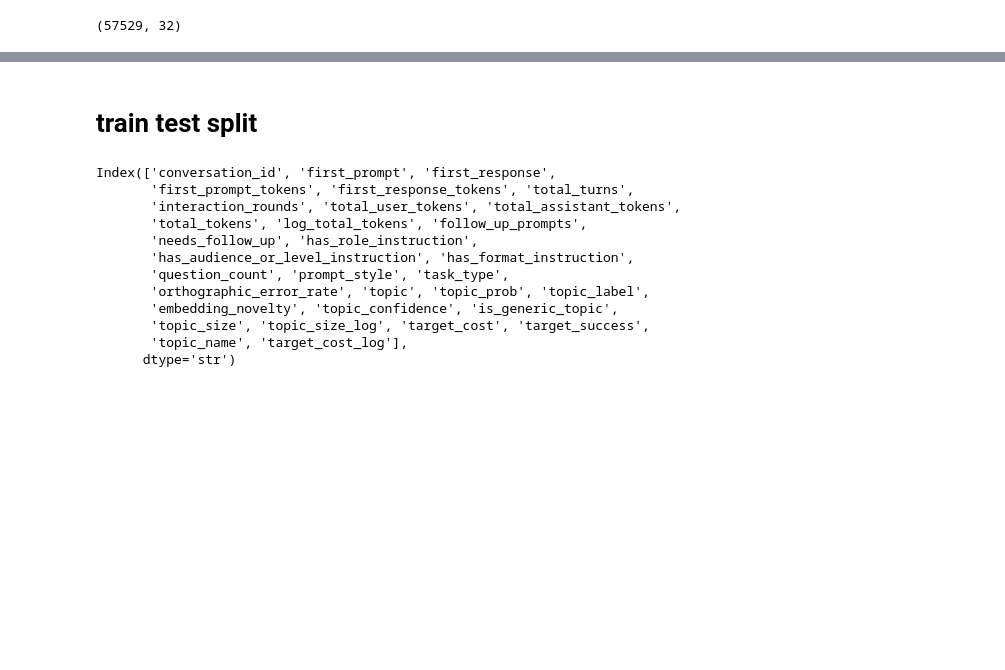
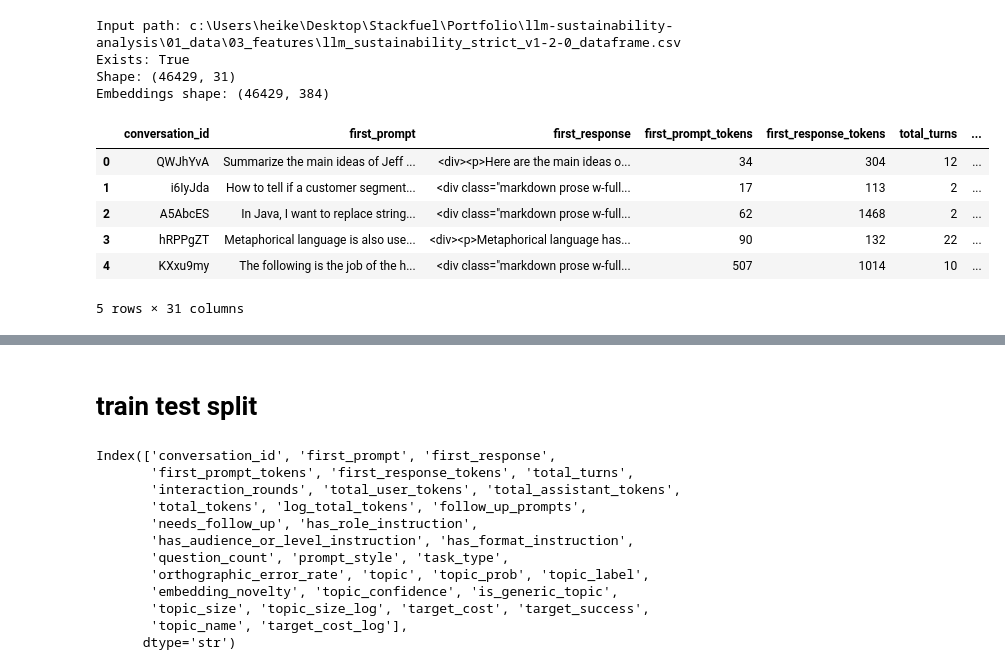
Before and after one commit to Thoericht/llm-sustainability-analysis, a Jupyter notebook: 02_notebooks/04_efficiency_modelling.ipynb, the cells around one changed output, grey strips where cells are left out. Cells and saved outputs as stored; diff of their text form; code cells hidden in the pictures; blank space fills up the shorter version.

```diff
--- a/02_notebooks/04_efficiency_modelling.ipynb
+++ b/02_notebooks/04_efficiency_modelling.ipynb
@@ -52,16 +64,47 @@ pd.set_option('display.float_format', '{:.2f}'.format)
-# %%
-# load data
-
-df = pd.read_csv(
-    "C:/Users/heike/Desktop/Stackfuel/Portfolio/llm-sustainability-analysis/01_data/03_features/conversation_features_target.csv"
-)
-
-print(df.shape)
-
-embeddings_all = np.load(
-    "C:/Users/heike/Desktop/Stackfuel/Portfolio/llm-sustainability-analysis/01_data/03_features/embeddings.npy")
-# %% [output]
-(57529, 32)
+# %%
+# ----------------------------
+# IO HELPERS
+# ----------------------------
+
+def load_csv(INPUT_PATH):
+    with Path(INPUT_PATH).open("r", encoding="utf-8") as file:
+        return pd.read_csv(file)
+
+def load_emb(EMBEDDINGS_PATH):
+    with Path(EMBEDDINGS_PATH).open("rb") as file:
+        return np.load(file)
+
+def save_csv(df, OUTPUT_PATH):
+    path = Path(OUTPUT_PATH)
+    path.parent.mkdir(parents=True, exist_ok=True)
+    df.to_csv(path, index=False)
+# %%
+# ----------------------------
+# LOAD DATA
+# ----------------------------
+
+embeddings = load_emb(EMBEDDINGS_PATH)
+
+df = load_csv(INPUT_PATH)
+
+print("Input path:", INPUT_PATH)
+print("Exists:", INPUT_PATH.exists())
+print("Shape:", df.shape)
+print("Embeddings shape:", embeddings.shape)
+
+df.head()
+# %% [output]
+Input path: c:\Users\heike\Desktop\Stackfuel\Portfolio\llm-sustainability-analysis\01_data\03_features\llm_sustainability_strict_v1-2-0_dataframe.csv
+Exists: True
+Shape: (46429, 31)
+Embeddings shape: (46429, 384)
+|  | conversation_id | first_prompt | first_response | first_prompt_tokens | first_response_tokens | total_turns | ... |
+| 0 | QWJhYvA | Summarize the main ideas of Jeff ... | <div><p>Here are the main ideas o... | 34 | 304 | 12 | ... |
+| 1 | i6IyJda | How to tell if a customer segment... | <div class="markdown prose w-full... | 17 | 113 | 2 | ... |
+| 2 | A5AbcES | In Java, I want to replace string... | <div class="markdown prose w-full... | 62 | 1468 | 2 | ... |
+| 3 | hRPPgZT | Metaphorical language is also use... | <div><p>Metaphorical language has... | 90 | 132 | 22 | ... |
+| 4 | KXxu9my | The following is the job of the h... | <div class="markdown prose w-full... | 507 | 1014 | 10 | ... |
+5 rows × 31 columns
 # %%
 df.columns
 # %% [output]
```
Also changed, not shown: parts of 9 cells of this notebook, 1 other file.
